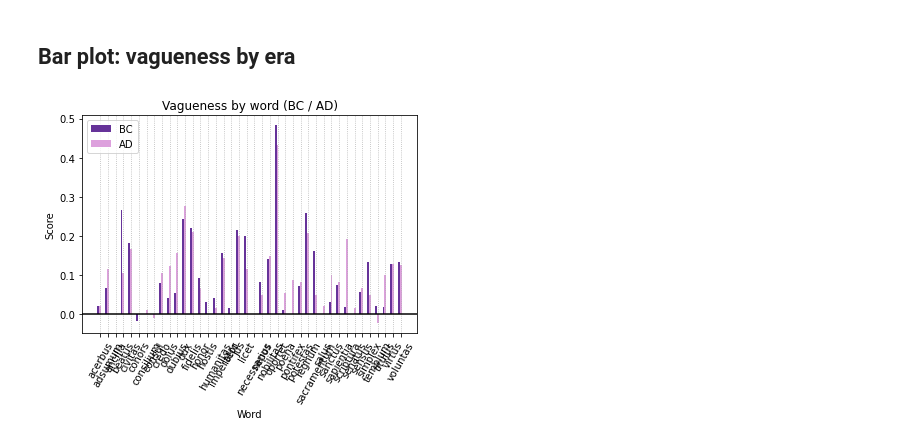
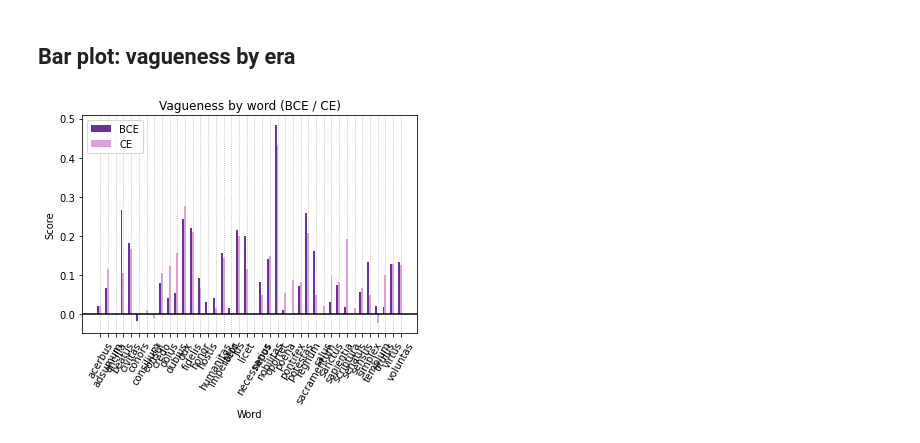
Before and after one commit to alan-turing-institute/latin_annotation, a Jupyter notebook: vagueness/charts.ipynb, the cells around one changed output. Saved outputs shown, nothing was run; the diff lists cells and outputs as text; code cells hidden in the pictures.

Commit message:
changed labels to BCE/CE

```diff
--- a/vagueness/charts.ipynb
+++ b/vagueness/charts.ipynb
@@ -179,34 +179,34 @@ bc = columns[1]
 ad = columns[2]
 
 
 bar_width = 0.25
 pos1 = np.arange(len(bc))
 pos2 = [x + bar_width for x in pos1]
 
 
 fig = plt.figure()
 ax = fig.add_subplot(111)
 
 #definition of both series
-plt.bar(pos1, bc, color="rebeccapurple", label="BC", width = bar_width)
-plt.bar(pos2, ad, color="plum", label="AD", width = bar_width)
+plt.bar(pos1, bc, color="rebeccapurple", label="BCE", width = bar_width)
+plt.bar(pos2, ad, color="plum", label="CE", width = bar_width)
 
 
 #grid lines
 ax.xaxis.grid(True, linestyle=':')
 ymajor = 0.0
 ax.axhline(ymajor, color="black")
 
-ax.set_title('Vagueness by word (BC / AD)')
+ax.set_title('Vagueness by word (BCE / CE)')
 ax.set_xlabel('Word')
 ax.set_ylabel('Score')
 
 #x axis
 plt.xticks([pos + bar_width for pos in range(len(pos1))], words,rotation=60)
 
 #legend
 plt.legend(loc='upper left')
 
 plt.show()
 # %% [output]
-[figure, old version]
+[figure, new version]
```
Also changed, not shown: 2 other files.
